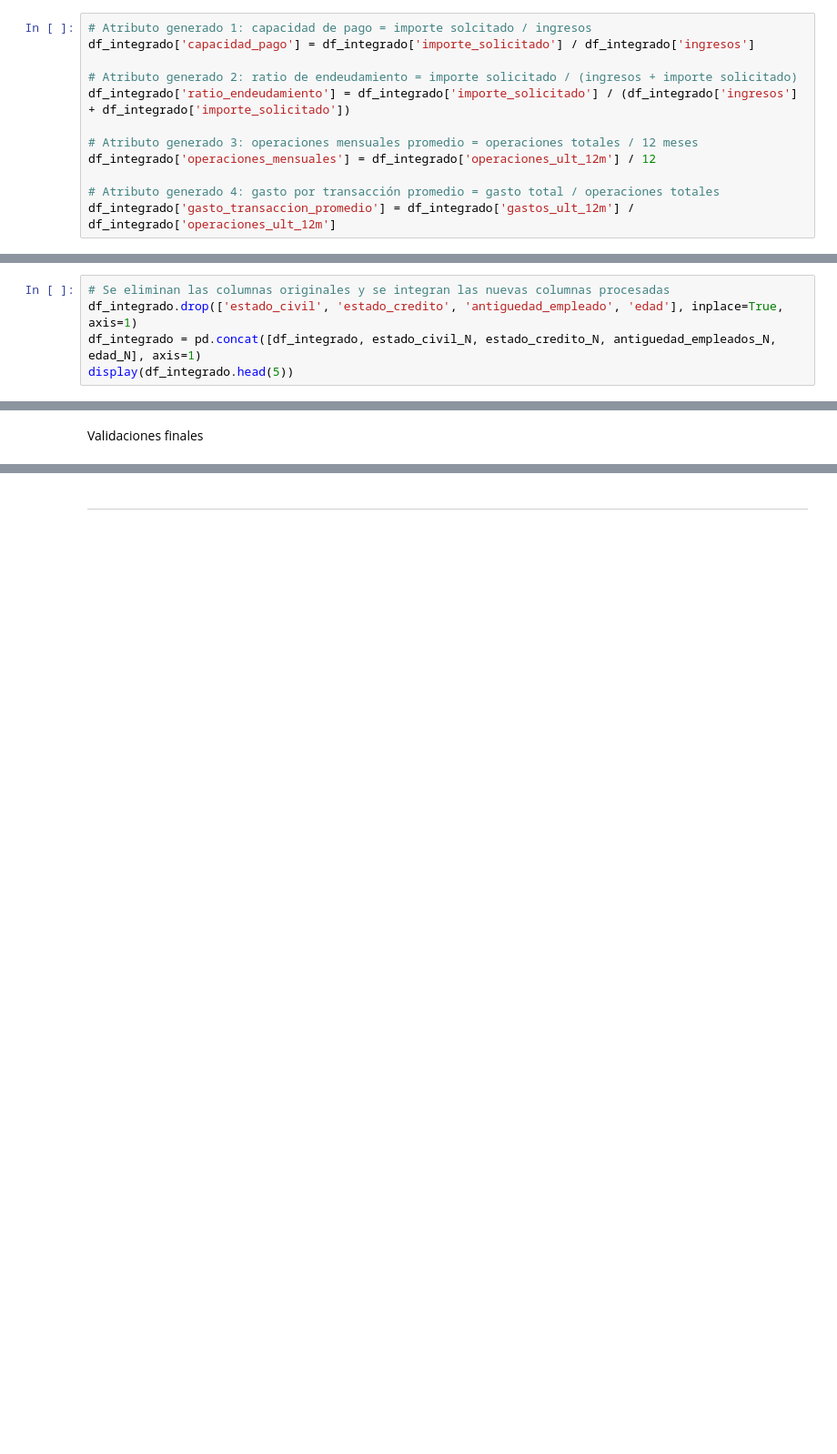
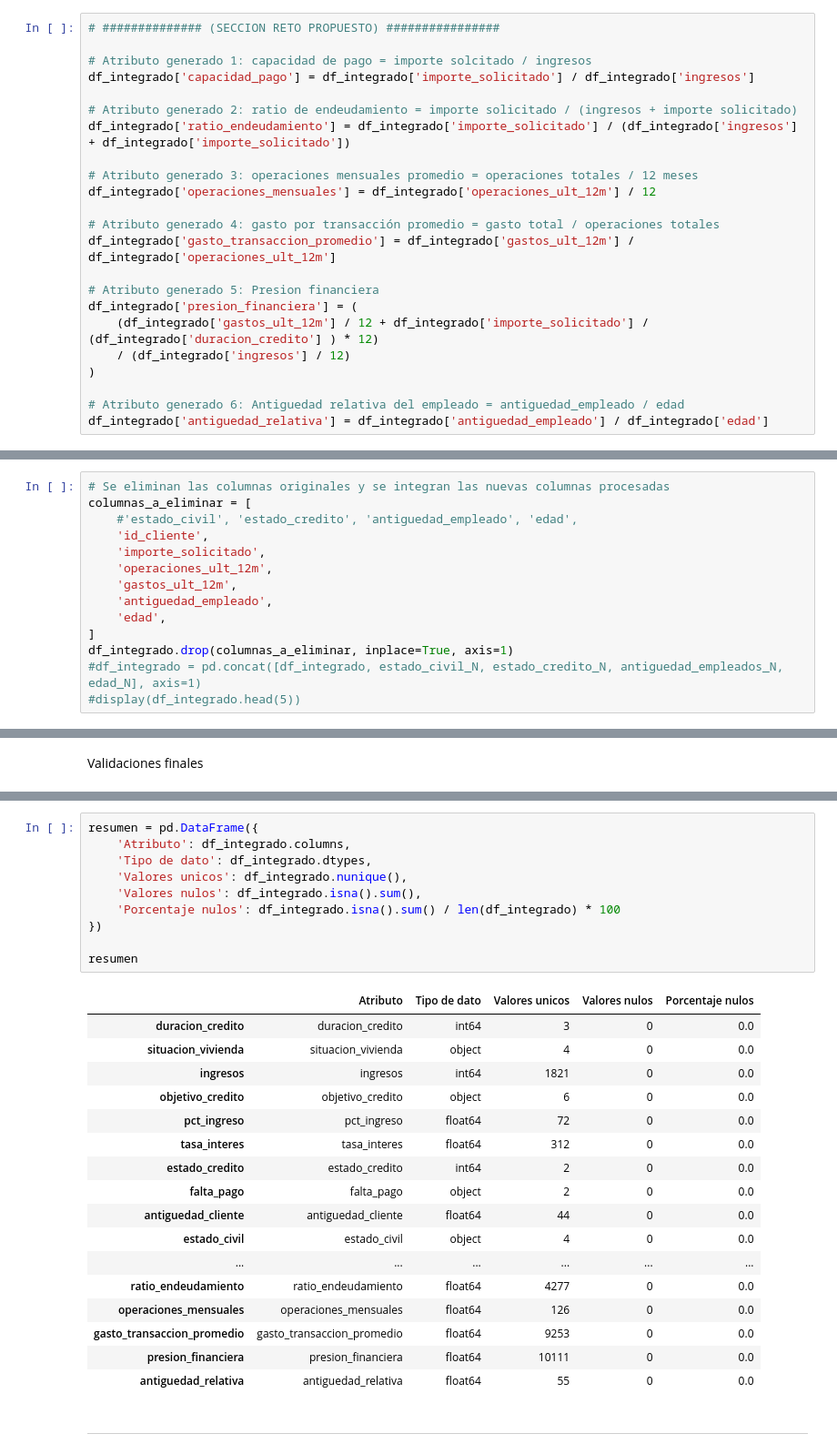
Before and after one commit to ljvillarrealm/13MBID_OCT2526, a Jupyter notebook: notebooks/CD02_Procesamiento.ipynb, the cells around one changed output, grey strips where cells are left out. Shown at 91% size. Drawn from its saved outputs; the diff is of its cells as text; blank space fills up the shorter version.

Commit message:
Se completa la fase de procesameinto de los datos. Se incluye el step al pipeline de DVC.
#12 - #34 - #35 - #36 - #13

```diff
--- a/notebooks/CD02_Procesamiento.ipynb
+++ b/notebooks/CD02_Procesamiento.ipynb
@@ -123,4 +137,6 @@ Generacion de atributos
 # %%
+# ############## (SECCION RETO PROPUESTO) ################
+
 # Atributo generado 1: capacidad de pago = importe solcitado / ingresos
 df_integrado['capacidad_pago'] = df_integrado['importe_solicitado'] / df_integrado['ingresos']
 
@@ -132,3 +148,12 @@ df_integrado['operaciones_mensuales'] = df_integrado['operaciones_ult_12m'] / 12
 
 # Atributo generado 4: gasto por transacción promedio = gasto total / operaciones totales
 df_integrado['gasto_transaccion_promedio'] = df_integrado['gastos_ult_12m'] / df_integrado['operaciones_ult_12m']
+
+# Atributo generado 5: Presion financiera
+df_integrado['presion_financiera'] = (
+    (df_integrado['gastos_ult_12m'] / 12 + df_integrado['importe_solicitado'] / (df_integrado['duracion_credito'] ) * 12)
+    / (df_integrado['ingresos'] / 12)
+)
+
+# Atributo generado 6: Antiguedad relativa del empleado = antiguedad_empleado / edad
+df_integrado['antiguedad_relativa'] = df_integrado['antiguedad_empleado'] / df_integrado['edad']
@@ -187,5 +205,14 @@ Name: count, dtype: int64
 # %%
 # Se eliminan las columnas originales y se integran las nuevas columnas procesadas
-df_integrado.drop(['estado_civil', 'estado_credito', 'antiguedad_empleado', 'edad'], inplace=True, axis=1)
-df_integrado = pd.concat([df_integrado, estado_civil_N, estado_credito_N, antiguedad_empleados_N, edad_N], axis=1)
-display(df_integrado.head(5))
+columnas_a_eliminar = [
+    #'estado_civil', 'estado_credito', 'antiguedad_empleado', 'edad',
+    'id_cliente',
+    'importe_solicitado',
+    'operaciones_ult_12m',
+    'gastos_ult_12m',
+    'antiguedad_empleado',
+    'edad',
+]
+df_integrado.drop(columnas_a_eliminar, inplace=True, axis=1)
+#df_integrado = pd.concat([df_integrado, estado_civil_N, estado_credito_N, antiguedad_empleados_N, edad_N], axis=1)
+#display(df_integrado.head(5))
@@ -227,5 +246,33 @@ Atributo: edad - Valores nulos: 0 (0.00%)
 
 Número de filas duplicadas en el dataset integrado: 0
+# %%
+resumen = pd.DataFrame({
+    'Atributo': df_integrado.columns,
+    'Tipo de dato': df_integrado.dtypes,
+    'Valores unicos': df_integrado.nunique(),
+    'Valores nulos': df_integrado.isna().sum(),
+    'Porcentaje nulos': df_integrado.isna().sum() / len(df_integrado) * 100
+})
+
+resumen
+# %% [output]
+|  | Atributo | Tipo de dato | Valores unicos | Valores nulos | Porcentaje nulos |
+| duracion_credito | duracion_credito | int64 | 3 | 0 | 0.0 |
+| situacion_vivienda | situacion_vivienda | object | 4 | 0 | 0.0 |
+| ingresos | ingresos | int64 | 1821 | 0 | 0.0 |
+| objetivo_credito | objetivo_credito | object | 6 | 0 | 0.0 |
+| pct_ingreso | pct_ingreso | float64 | 72 | 0 | 0.0 |
+| tasa_interes | tasa_interes | float64 | 312 | 0 | 0.0 |
+| estado_credito | estado_credito | int64 | 2 | 0 | 0.0 |
+| falta_pago | falta_pago | object | 2 | 0 | 0.0 |
+| antiguedad_cliente | antiguedad_cliente | float64 | 44 | 0 | 0.0 |
+| estado_civil | estado_civil | object | 4 | 0 | 0.0 |
+| ... | ... | ... | ... | ... | ... |
+| ratio_endeudamiento | ratio_endeudamiento | float64 | 4277 | 0 | 0.0 |
+| operaciones_mensuales | operaciones_mensuales | float64 | 126 | 0 | 0.0 |
+| gasto_transaccion_promedio | gasto_transaccion_promedio | float64 | 9253 | 0 | 0.0 |
+| presion_financiera | presion_financiera | float64 | 10111 | 0 | 0.0 |
+| antiguedad_relativa | antiguedad_relativa | float64 | 55 | 0 | 0.0 |
 # %% [markdown]
 ----
 # %% [markdown]
```
Also changed, not shown: parts of 13 cells of this notebook, 4 other files.
